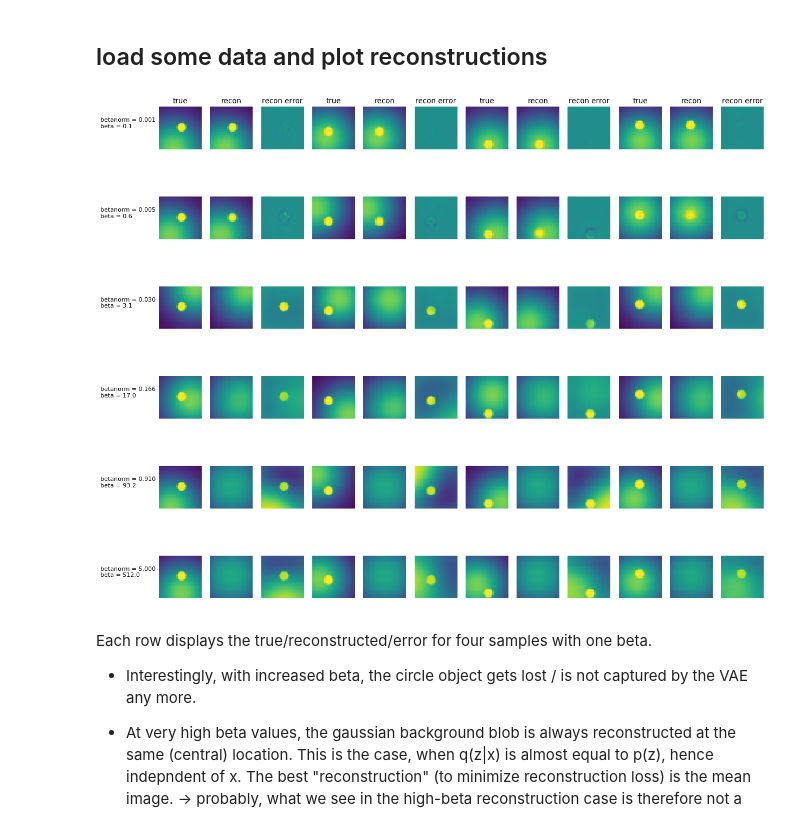
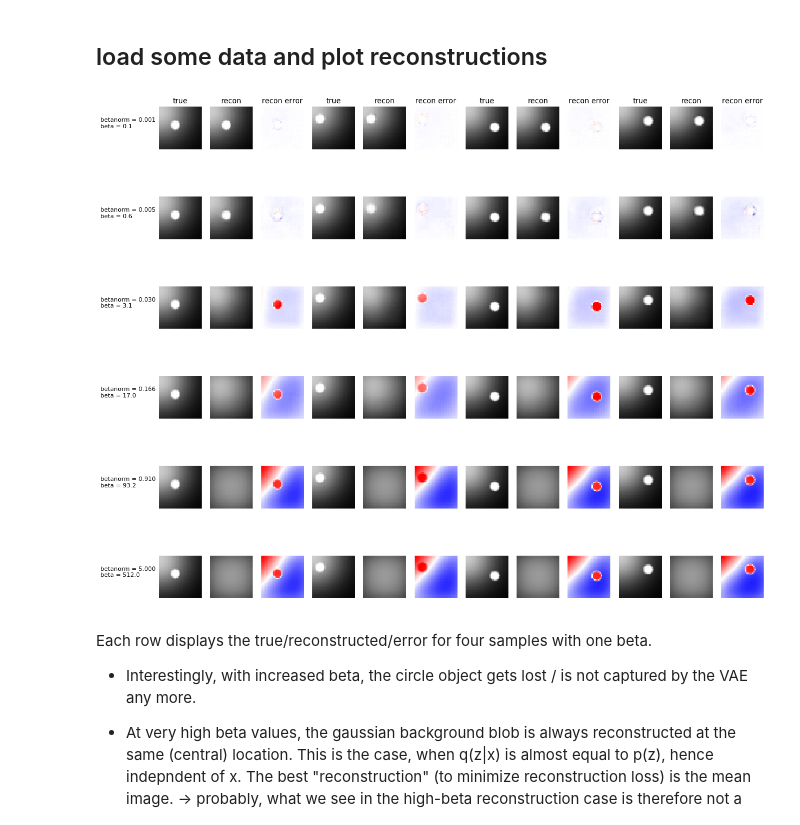
Before and after one commit to zahariaa/disentangled-dynamics, a Jupyter notebook: src/bVAE/VisualizeBetaStaticVAE32(circle)_10latents_training_05_22_2019.ipynb, the cells around one changed output. Saved outputs shown, nothing was run; the diff lists cells and outputs as text; code cells hidden in the pictures.

Commit message:
bVAE: modified visualization (better colormap)

```diff
--- a/src/bVAE/VisualizeBetaStaticVAE32(circle)_10latents_training_05_22_2019.ipynb
+++ b/src/bVAE/VisualizeBetaStaticVAE32(circle)_10latents_training_05_22_2019.ipynb
@@ -154,34 +154,36 @@ for jj,nb in enumerate(normalized_beta_values): # loop across rows (different be
 
         x,label = ds[img_idx[ii]]
         x = x[np.newaxis, :, :]
 
         mu, logvar = vae[jj].encode(x.float())
         recon = vae[jj].decode(mu).detach()
         diff = x - recon
 
         cnt += 1
+        plt.set_cmap('gray')
         ax[cnt].imshow(x.squeeze(), vmin=0, vmax=1)
         ax[cnt].axis('off')
 
         cnt += 1
         ax[cnt].imshow(recon.squeeze(), vmin=0, vmax=1)
         ax[cnt].axis('off')
 
         cnt += 1
         m = .5
+        plt.set_cmap('bwr')
         img = ax[cnt].imshow(diff.numpy().squeeze(), vmin=-m, vmax=m)
         ax[cnt].axis('off')
 
         if jj == 0:
             ax[cnt-2].set(title='true')
             ax[cnt-1].set(title='recon')
             ax[cnt].set(title='recon error')
 
         if ii == 0:
             pos = ax[cnt].get_position()
             fig.text(.05, pos.y0 + pos.height/2, 'betanorm = %0.3f\nbeta = %0.1f' % (normalized_beta_values[jj],beta[jj]))
 # %% [output]
-[figure, old version]
+[figure, new version]
 # %% [markdown]
 Each row displays the true/reconstructed/error for four samples with one beta.
 
```
Also changed, not shown: 1 other file.
